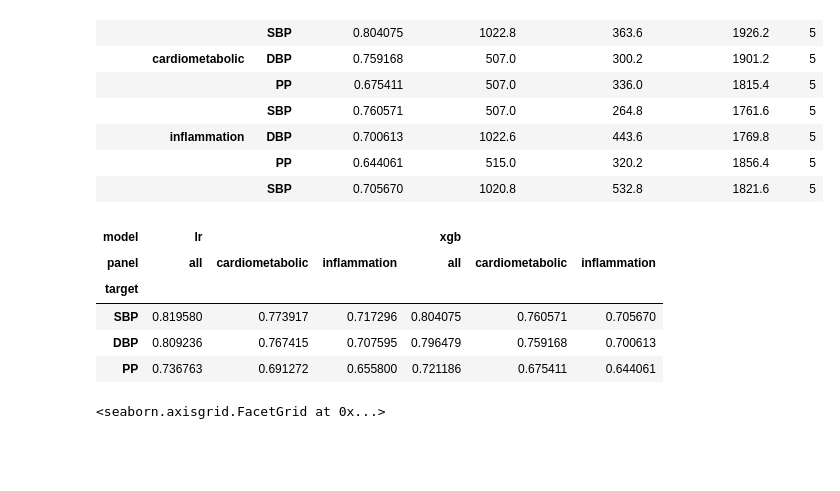
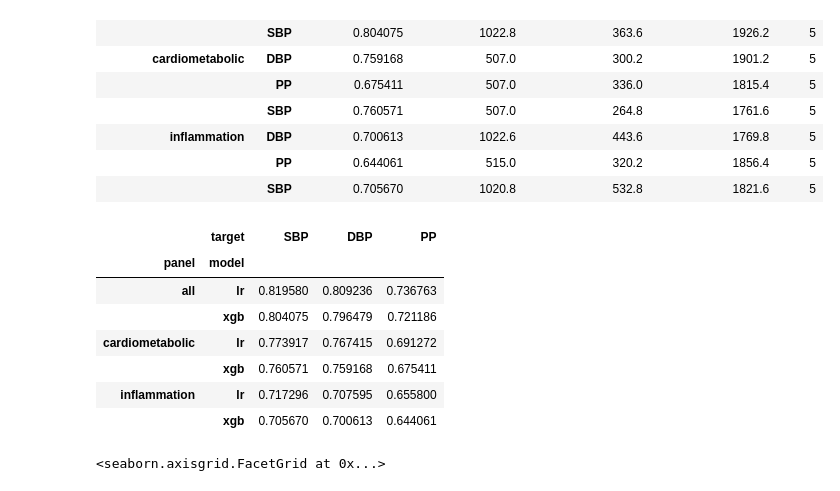
Before and after one commit to ipolharvard/biobank_olink, a Jupyter notebook: notebooks/exp_two_extremes.ipynb, the cells around one changed output. Drawn from its saved outputs; the diff is of its cells as text; code cells hidden in the pictures; blank space fills up the shorter version.

```diff
--- a/notebooks/exp_two_extremes.ipynb
+++ b/notebooks/exp_two_extremes.ipynb
@@ -18,7 +18,7 @@ DATA_DIR = files("biobank_olink.data")
 The autoreload extension is already loaded. To reload it, use:
   %reload_ext autoreload
 # %%
-results = [json.load(p.open()) for p in (DATA_DIR / "results").iterdir()]
+results = [json.load(p.open()) for p in (DATA_DIR / "../../results_old").iterdir()]
 results = pd.DataFrame(chain.from_iterable(results))
 results.loc[results.model.isnull(), "model"] = "xgb"
 results["target"] = results.target.str.upper()
@@ -67,15 +67,17 @@ results_xgb.groupby(["model", "panel", "target"]).agg(**agg_values, count=("mode
 # %%
 res_xgb_gb = results_xgb.groupby(["model", "panel", "target"]).agg(**agg_values,
                                                                    count=("model", 'size'))
 res_lr_gb = results_lr.groupby(["model", "panel", "target"]).agg(**agg_values,
                                                                  count=("model", 'size'))
 res = pd.concat([res_lr_gb, res_xgb_gb])
-res["mean_auc_score"].unstack(["model", "panel"]).loc[targets]
+res["mean_auc_score"].unstack("target").reorder_levels([1, 0]).sort_index().loc[:, targets]
 # %% [output]
-| model | lr |  |  | xgb |  |  |
-| panel | all | cardiometabolic | inflammation | all | cardiometabolic | inflammation |
-| target |  |  |  |  |  |  |
-| SBP | 0.819580 | 0.773917 | 0.717296 | 0.804075 | 0.760571 | 0.705670 |
-| DBP | 0.809236 | 0.767415 | 0.707595 | 0.796479 | 0.759168 | 0.700613 |
-| PP | 0.736763 | 0.691272 | 0.655800 | 0.721186 | 0.675411 | 0.644061 |
+|  | target | SBP | DBP | PP |
+| panel | model |  |  |  |
+| all | lr | 0.819580 | 0.809236 | 0.736763 |
+|  | xgb | 0.804075 | 0.796479 | 0.721186 |
+| cardiometabolic | lr | 0.773917 | 0.767415 | 0.691272 |
+|  | xgb | 0.760571 | 0.759168 | 0.675411 |
+| inflammation | lr | 0.717296 | 0.707595 | 0.655800 |
+|  | xgb | 0.705670 | 0.700613 | 0.644061 |
 # %%
```
Also changed, not shown: parts of 1 cell of this notebook, 2 other files.
